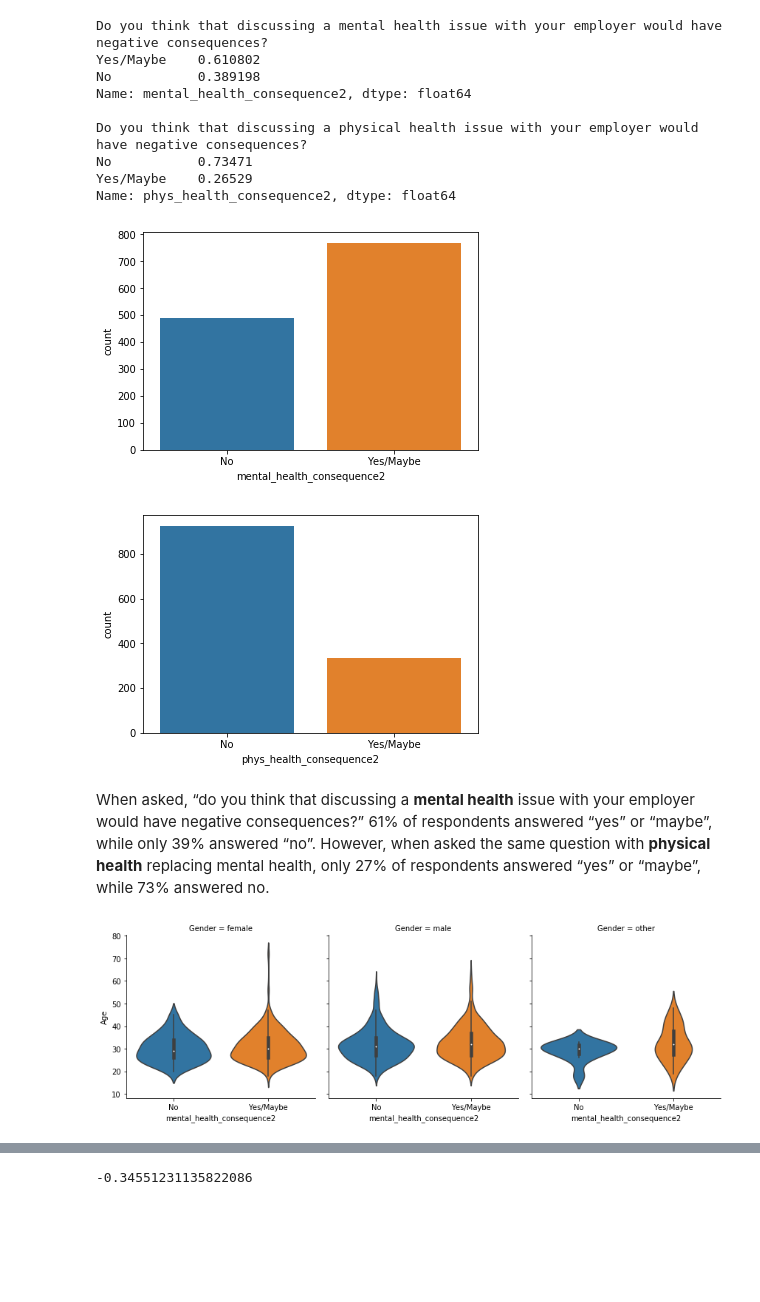
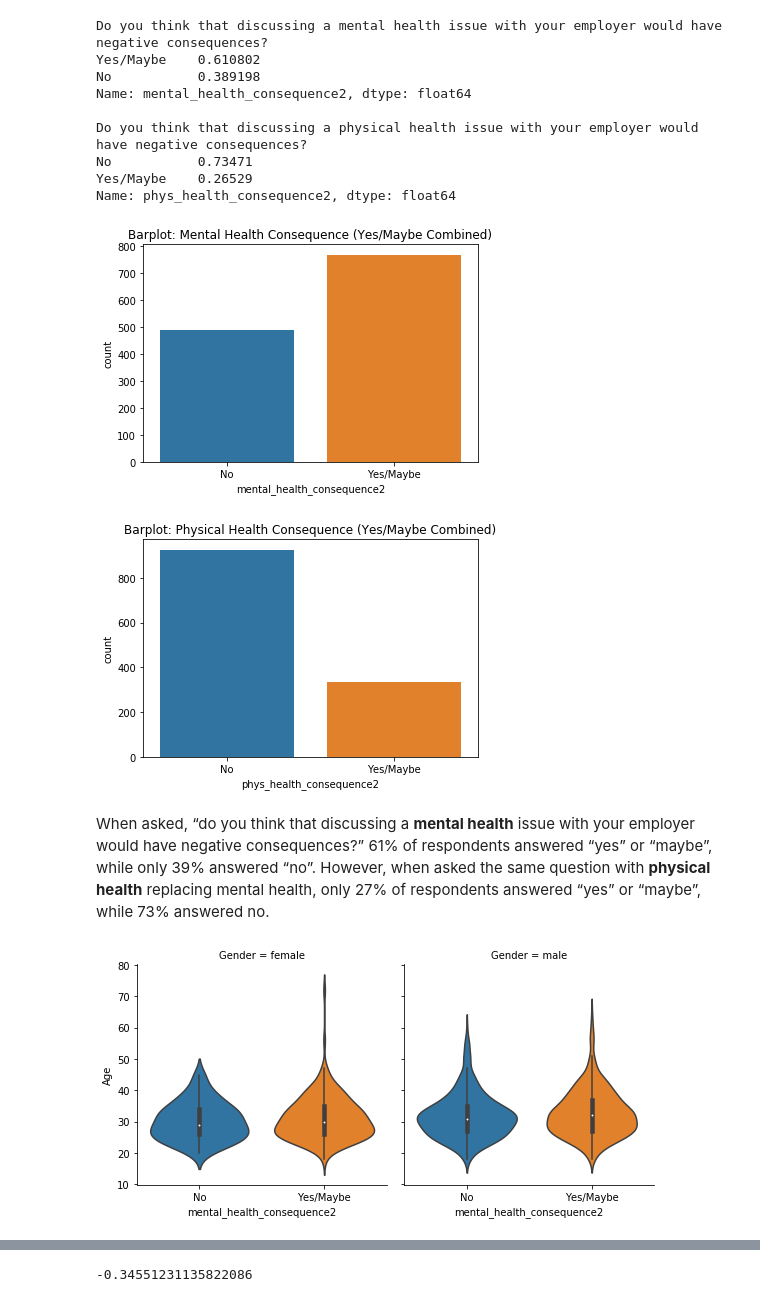
Before and after one commit to andrewboho/thinkful-data-science-bootcamp, a Jupyter notebook: research_proposal/mental_health_tech_final.ipynb, the cells around one changed output, grey strips where cells are left out. Cells and saved outputs as stored; diff of their text form; code cells hidden in the pictures; blank space fills up the shorter version.

```diff
--- a/research_proposal/mental_health_tech.ipynb
+++ b/research_proposal/mental_health_tech_final.ipynb
@@ -155,5 +132,6 @@ Malr                                                1
 Name: Gender, dtype: int64
 # %%
+# Helper function for cleaning the gender variable
 def gender_sieve(gender):
     if (gender == "male") | (gender == "female"):
         return gender
@@ -162,10 +140,12 @@ def gender_sieve(gender):
     elif (gender == "f") | (gender == "woman"):
         return"female"
     else:
-        return "other"
+        return None
 
+# Remove whitespace and convert to lower case
+mh_survey["Gender"] = mh_survey["Gender"].apply(lambda x: x.strip().lower())
 
-mh_survey["Gender"] = mh_survey["Gender"].apply(lambda x: x.strip().lower())
+# Apply gender_sieve
 mh_survey["Gender"] = mh_survey["Gender"].apply(lambda x: gender_sieve(x))
 
 mh_survey["Gender"].value_counts()
@@ -569,19 +580,23 @@ Yes/Maybe    0.26529
 Name: phys_health_consequence2, dtype: float64
 # %%
 sns.countplot(x=mh_survey["mental_health_consequence2"])
+plt.title("Barplot: Mental Health Consequence (Yes/Maybe Combined)")
 plt.show()
 # %% [output]
-[figure, old version]
+[figure, new version]
 # %%
 sns.countplot(x=mh_survey["phys_health_consequence2"])
+plt.title("Barplot: Physical Health Consequence (Yes/Maybe Combined)")
 plt.show()
 # %% [output]
-[figure, old version]
+[figure, new version]
 # %% [markdown]
 When asked, “do you think that discussing a __mental health__ issue with your employer would have negative consequences?” 61% of respondents answered “yes” or “maybe”, while only 39% answered “no”. However, when asked the same question with __physical health__ replacing mental health, only 27% of respondents answered “yes” or “maybe”, while 73% answered no.
 # %%
 g = sns.factorplot(x="mental_health_consequence2", y="Age", data=mh_survey, kind="violin", col="Gender")
+#g.fig.suptitle("Mental Health Consequences by Gender and Accross Age")
+plt.show()
 # %% [output]
-[figure, old version]
+[figure, new version]
 # %%
 g = sns.factorplot(x="phys_health_consequence2", y="Age", data=mh_survey, kind="violin", col="Gender")
```
Also changed, not shown: parts of 55 cells of this notebook.
